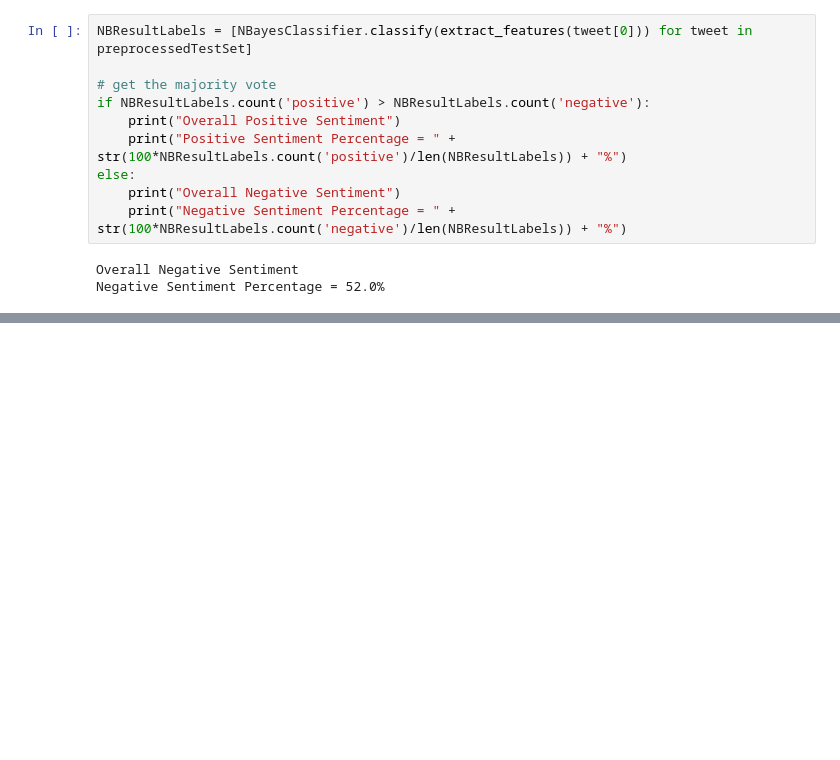
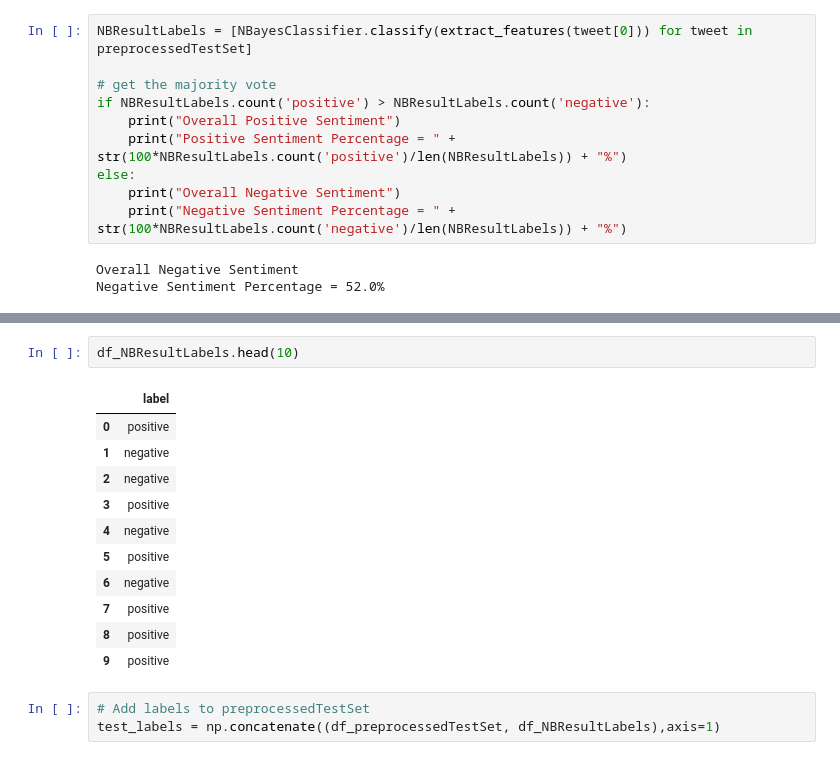
Before and after one commit to Crosita/Capstone-Project-2, a Jupyter notebook: Capstone Project 2 - Sentiment Analysis on Tweets about the movie "Joker".ipynb, the cells around one changed output, grey strips where cells are left out. Drawn from its saved outputs; the diff is of its cells as text; blank space fills up the shorter version.

```diff
--- a/Capstone Project 2 - Sentiment Analysis on Tweets about the movie "Joker".ipynb
+++ b/Capstone Project 2 - Sentiment Analysis on Tweets about the movie "Joker".ipynb
@@ -434,0 +614,17 @@ Negative Sentiment Percentage = 52.0%
+# %%
+df_NBResultLabels.head(10)
+# %% [output]
+|  | label |
+| 0 | positive |
+| 1 | negative |
+| 2 | negative |
+| 3 | positive |
+| 4 | negative |
+| 5 | positive |
+| 6 | negative |
+| 7 | positive |
+| 8 | positive |
+| 9 | positive |
+# %%
+# Add labels to preprocessedTestSet
+test_labels = np.concatenate((df_preprocessedTestSet, df_NBResultLabels),axis=1)
```
Also changed, not shown: parts of 56 cells of this notebook.
